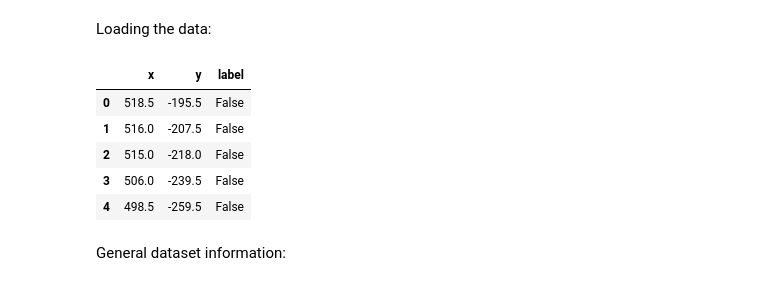
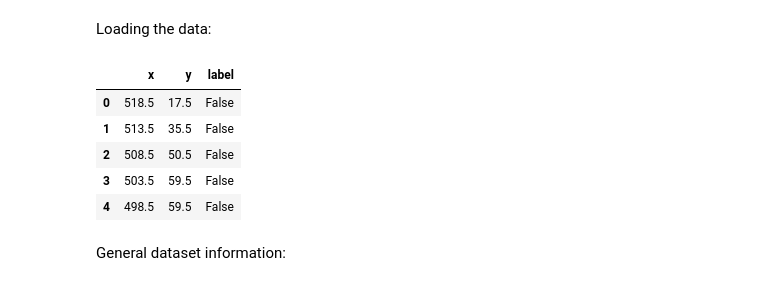
Before and after one commit to filipemedeiross/solving_flappy_bird, a Jupyter notebook: notebooks/intelligent_agent.ipynb, the cells around one changed output. Saved outputs shown, nothing was run; the diff lists cells and outputs as text; code cells hidden in the pictures.

```diff
--- a/notebooks/intelligent_agent.ipynb
+++ b/notebooks/intelligent_agent.ipynb
@@ -27,16 +27,16 @@ from sklearn.linear_model import LogisticRegression
 # %% [markdown]
 Loading the data:
 # %%
-data = pd.read_csv('../flappy_bean/data/flight_bean.csv')
+data = pd.read_csv('../flappy_bean/data/new_flight_bean.csv')
 
 data.head()
 # %% [output]
 |  | x | y | label |
-| 0 | 518.5 | -195.5 | False |
-| 1 | 516.0 | -207.5 | False |
-| 2 | 515.0 | -218.0 | False |
-| 3 | 506.0 | -239.5 | False |
-| 4 | 498.5 | -259.5 | False |
+| 0 | 518.5 | 17.5 | False |
+| 1 | 513.5 | 35.5 | False |
+| 2 | 508.5 | 50.5 | False |
+| 3 | 503.5 | 59.5 | False |
+| 4 | 498.5 | 59.5 | False |
 # %% [markdown]
 General dataset information:
 # %%
```
Also changed, not shown: parts of 21 cells of this notebook.
